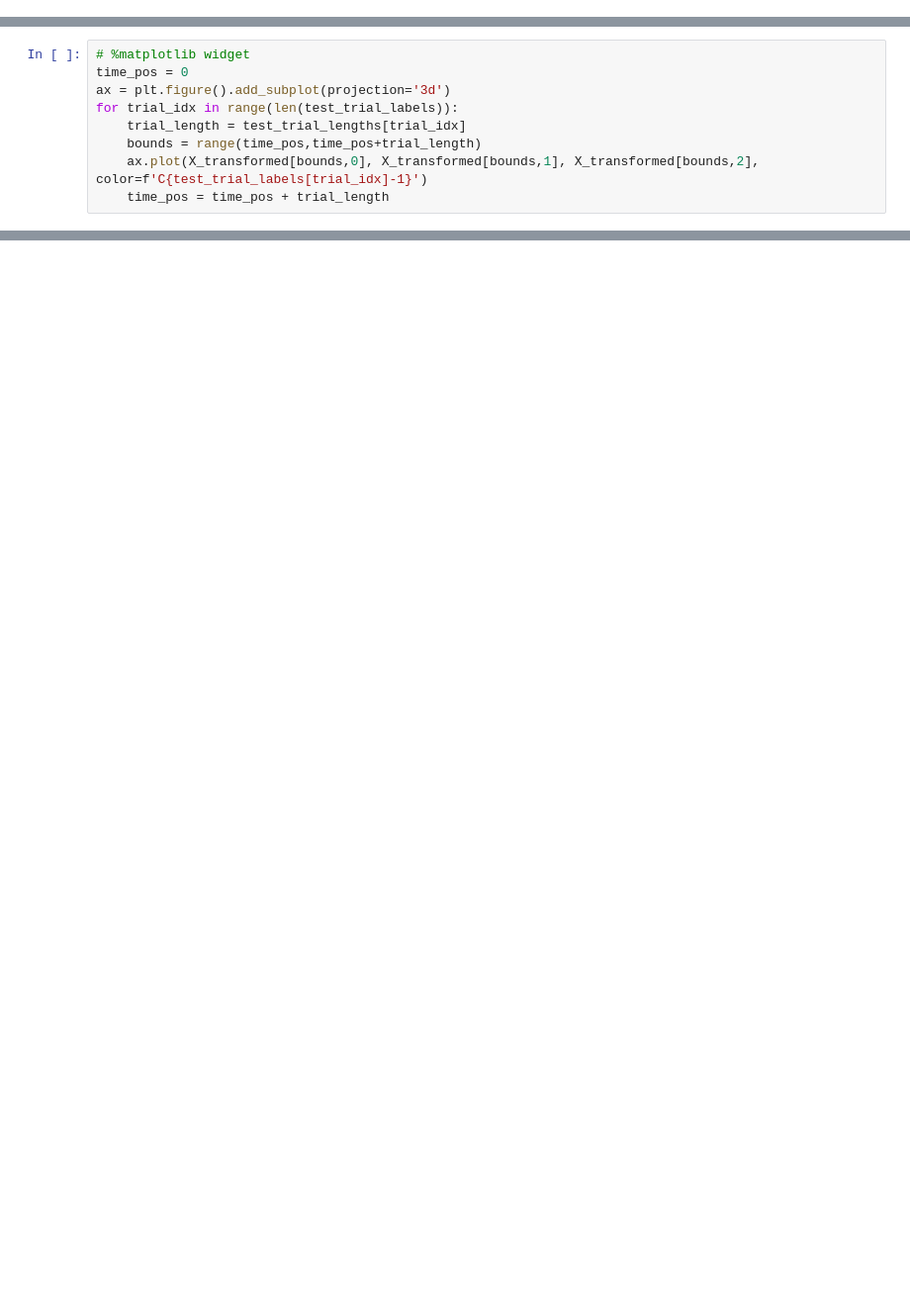
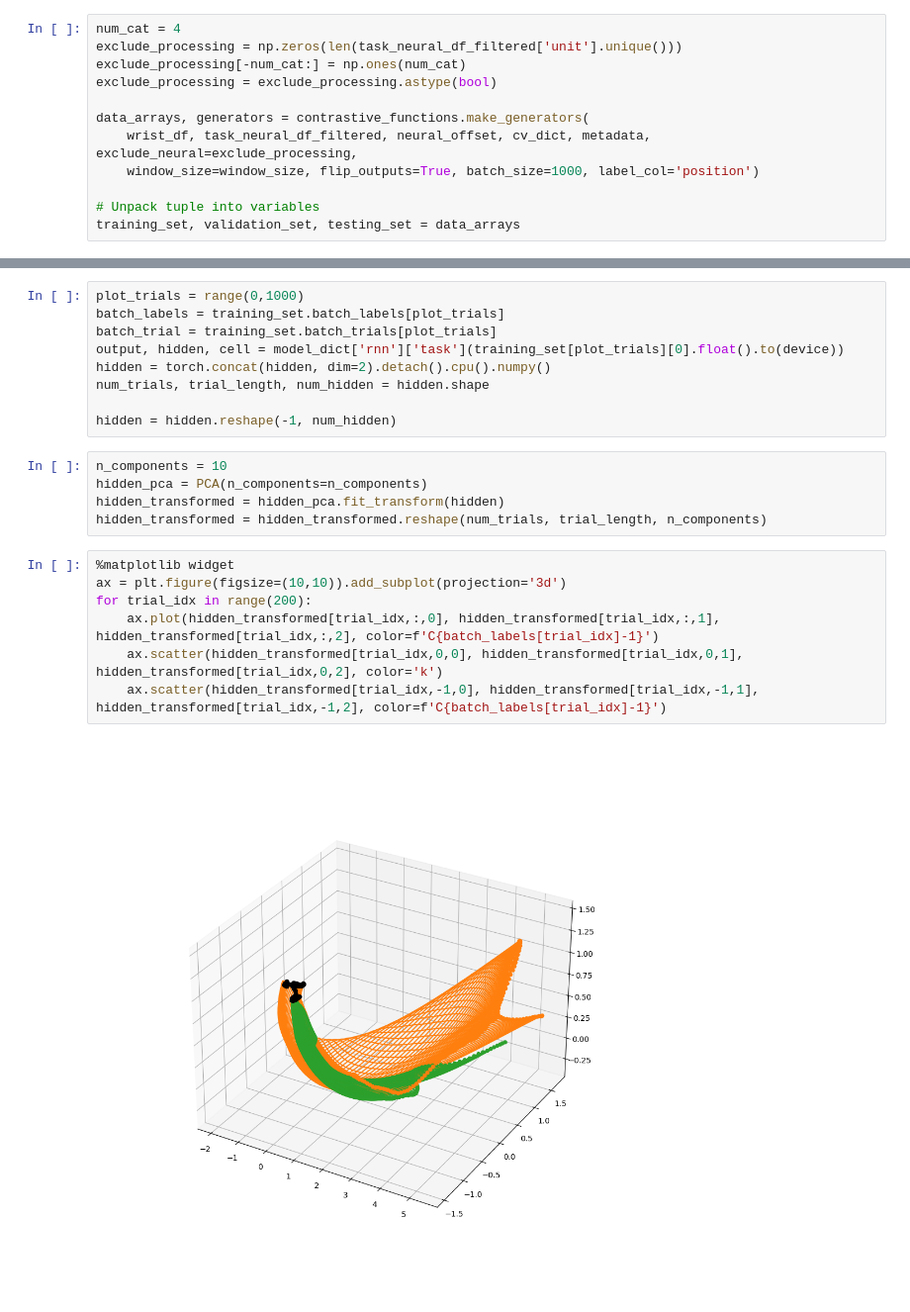
Before and after one commit to ntolley/ncm_2023, a Jupyter notebook: notebooks/make_hidden_trajectory_plot.ipynb, the cells around one changed output, grey strips where cells are left out. Shown at 99% size. Drawn from its saved outputs; the diff is of its cells as text; blank space fills up the shorter version.

Commit message:
first pass at hidden trajectory plot

```diff
--- a/notebooks/make_hidden_trajectory_plot.ipynb
+++ b/notebooks/make_hidden_trajectory_plot.ipynb
@@ -62,0 +162,12 @@ training_generator, training_eval_generator, validation_generator, testing_gener
+# %%
+num_cat = 4
+exclude_processing = np.zeros(len(task_neural_df_filtered['unit'].unique()))
+exclude_processing[-num_cat:] = np.ones(num_cat)
+exclude_processing = exclude_processing.astype(bool)
+
+data_arrays, generators = contrastive_functions.make_generators(
+    wrist_df, task_neural_df_filtered, neural_offset, cv_dict, metadata, exclude_neural=exclude_processing,
+    window_size=window_size, flip_outputs=True, batch_size=1000, label_col='position')
+
+# Unpack tuple into variables
+training_set, validation_set, testing_set = data_arrays
@@ -79,9 +200,0 @@ X_transformed = pca.transform(X_test_array)
-# %%
-# %matplotlib widget
-time_pos = 0
-ax = plt.figure().add_subplot(projection='3d')
-for trial_idx in range(len(test_trial_labels)):
-    trial_length = test_trial_lengths[trial_idx]
-    bounds = range(time_pos,time_pos+trial_length)
-    ax.plot(X_transformed[bounds,0], X_transformed[bounds,1], X_transformed[bounds,2], color=f'C{test_trial_labels[trial_idx]-1}')
-    time_pos = time_pos + trial_length
@@ -184,0 +201,23 @@ Error:
+# %%
+plot_trials = range(0,1000)
+batch_labels = training_set.batch_labels[plot_trials]
+batch_trial = training_set.batch_trials[plot_trials]
+output, hidden, cell = model_dict['rnn']['task'](training_set[plot_trials][0].float().to(device))
+hidden = torch.concat(hidden, dim=2).detach().cpu().numpy()
+num_trials, trial_length, num_hidden = hidden.shape
+
+hidden = hidden.reshape(-1, num_hidden)
+# %%
+n_components = 10
+hidden_pca = PCA(n_components=n_components)
+hidden_transformed = hidden_pca.fit_transform(hidden)
+hidden_transformed = hidden_transformed.reshape(num_trials, trial_length, n_components)
+# %%
+%matplotlib widget
+ax = plt.figure(figsize=(10,10)).add_subplot(projection='3d')
+for trial_idx in range(200):
+    ax.plot(hidden_transformed[trial_idx,:,0], hidden_transformed[trial_idx,:,1], hidden_transformed[trial_idx,:,2], color=f'C{batch_labels[trial_idx]-1}')
+    ax.scatter(hidden_transformed[trial_idx,0,0], hidden_transformed[trial_idx,0,1], hidden_transformed[trial_idx,0,2], color='k')
+    ax.scatter(hidden_transformed[trial_idx,-1,0], hidden_transformed[trial_idx,-1,1], hidden_transformed[trial_idx,-1,2], color=f'C{batch_labels[trial_idx]-1}')
+# %% [output]
+[figure, added]
```
Also changed, not shown: parts of 11 cells of this notebook.
